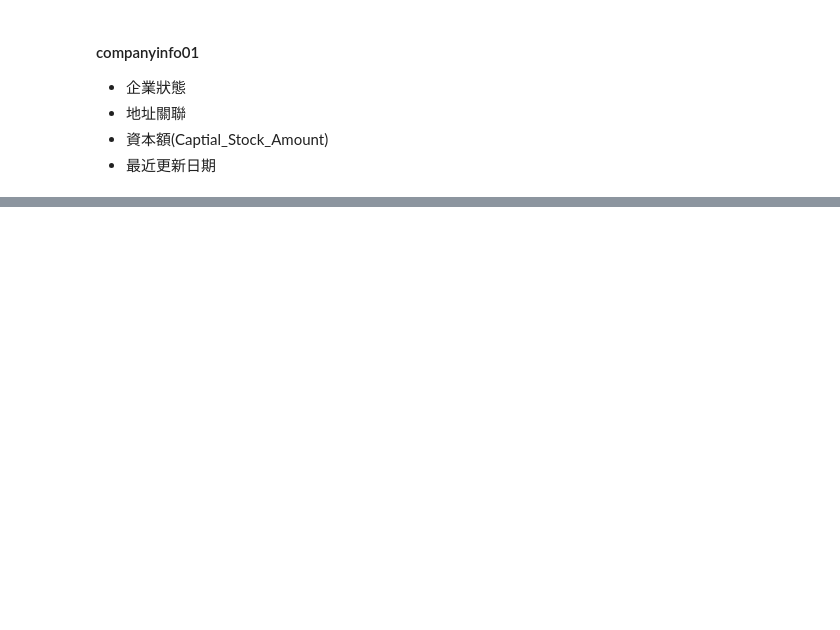
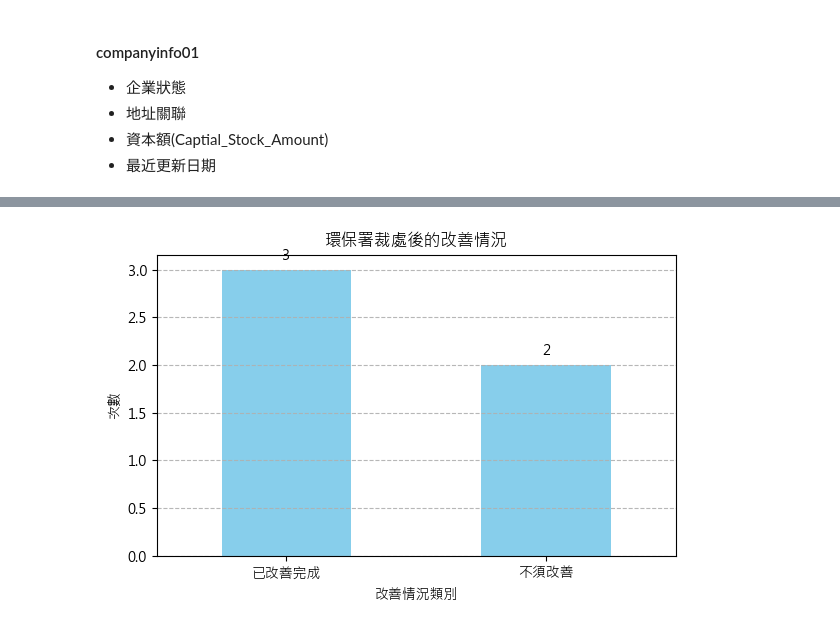
Before and after one commit to YFYDataTeam/credit_investigation, a Jupyter notebook: test1.ipynb, the cells around one changed output, grey strips where cells are left out. Cells and saved outputs as stored; diff of their text form; code cells hidden in the pictures; blank space fills up the shorter version.

```diff
--- a/test1.ipynb
+++ b/test1.ipynb
@@ -3,0 +13,20 @@ import json
+# %%
+def cat_value_count_bar_plot(df, column, color, title, xlabel, y_label):
+    # Calculate the distribution of 'is_improve'
+    distribution = df[column].value_counts()
+
+    # Create a bar plot
+    plt.figure(figsize=(6, 4))
+    bars = distribution.plot(kind='bar', color=color)
+
+    # Add annotations to each bar
+    for i, count in enumerate(distribution):
+        plt.text(i, count + 0.1, str(count), ha='center')
+
+    plt.title(title)
+    plt.xlabel(xlabel)
+    plt.ylabel(y_label)
+    plt.xticks(rotation=0)
+    plt.grid(axis='y', linestyle='--', alpha=0.9)
+    plt.tight_layout()
+    plt.show()
@@ -91,0 +128,8 @@ company_captial
+# %%
+query = f"""
+select * from epa_ems_p_46
+where Business_Accounting_No = {company_account}
+"""
+df_epa = sql_agent.read_table(query=query)
+df_epa.columns = df_epa.columns.str.lower()
+df_epa.head()
@@ -91,0 +166,15 @@ company_captial
+# %%
+# 共有幾筆紀錄
+row_count = df_epa.shape[0]
+
+# 最高裁處金額
+max_penalty_money = df_epa['penalty_money'].max()
+
+# 近期裁處金額
+df_epa['penalty_date'] = pd.to_datetime(df_epa['penalty_date'])
+latest_penalty_money = df_epa.loc[df_epa['penalty_date'] == df_epa['penalty_date'].max(), 'penalty_money'].values[0]
+# %%
+# is_improve分布
+cat_value_count_bar_plot(df_epa, 'is_improve', 'skyblue', '環保署裁處後的改善情況', '改善情況類別', '次數')
+# %% [output]
+[figure, added]
```
Also changed, not shown: parts of 21 cells of this notebook, 8 other files.
